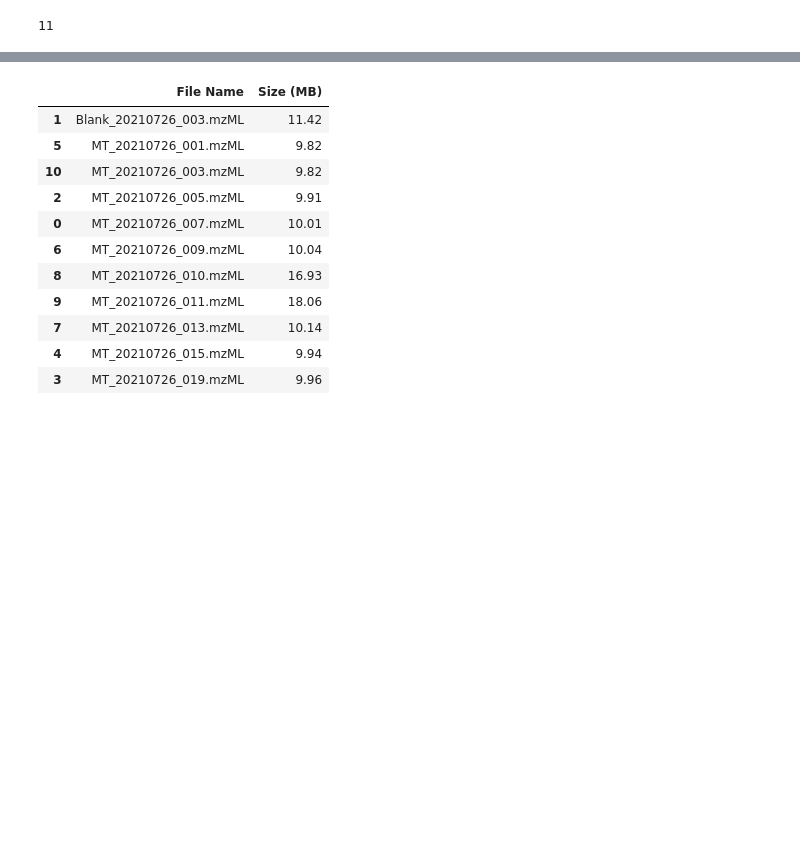
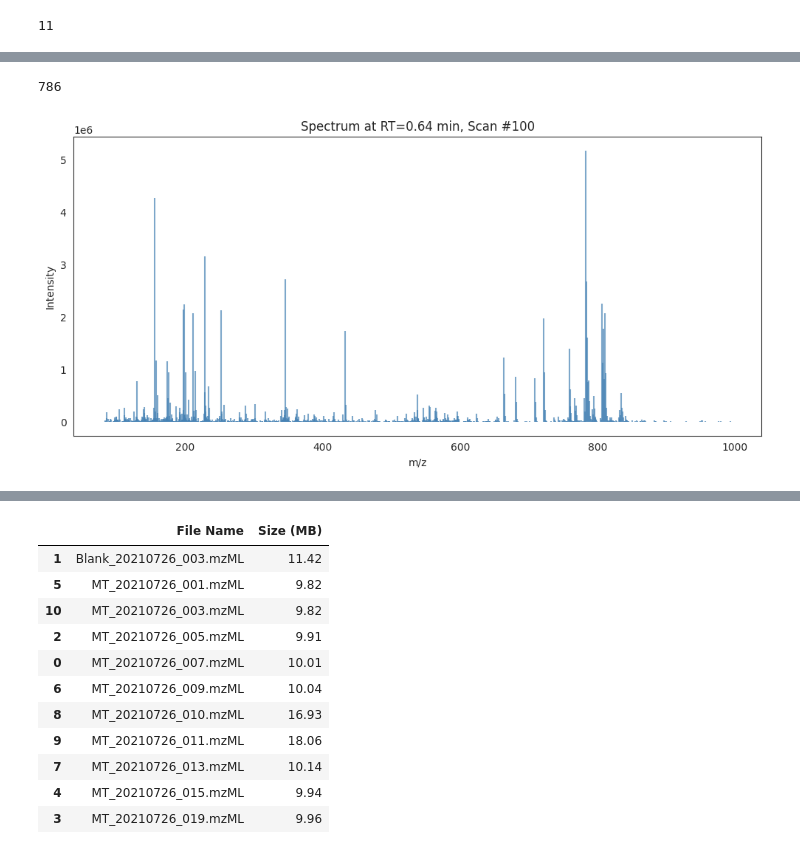
Before and after one commit to shuzhao-li-lab/2025_DataScience, a Jupyter notebook: notebooks/01_Python_Exploring_Raw_Metabolomics_Data.ipynb, the cells around one changed output, grey strips where cells are left out. Saved outputs shown, nothing was run; the diff lists cells and outputs as text; code cells hidden in the pictures; blank space fills up the shorter version.

```diff
--- a/notebooks/01_Python_Exploring_Raw_Metabolomics_Data.ipynb
+++ b/notebooks/01_Python_Exploring_Raw_Metabolomics_Data.ipynb
@@ -121,0 +130,44 @@ display(meta)
+# %%
+# 5 - use the first sample in the file list
+infile = file_list[0]
+
+# read in the .mzML
+sample0 = pymzml.run.Reader(infile)
+
+# load all spectra into memory and save it in the spectra object
+# which is a Python list, each element an individual spectrum
+spectra = [x for x in sample0]
+
+len(spectra)
+# %% [output]
+786
+# %%
+# 6 - visualizing a spectrum
+# let's use scan 100
+# remember Python indexing starts at 0
+
+scan_number = 100-1
+
+# access the 100th spectrum
+spectrum = spectra[scan_number]
+
+# extract (m/z, intensity) pairs
+mz, intensity = zip(*spectrum.peaks("centroided"))
+
+# setup plot background and size
+sns.set_style("white")
+plt.figure(figsize=(10, 5))
+
+# plot each peak as a vertical line
+plt.vlines(mz, [0], intensity, color="steelblue", alpha=0.7)
+
+# add labels and title
+plt.xlabel("m/z")
+plt.ylabel("Intensity")
+plt.title(f"Spectrum at RT={spectrum.scan_time[0]:.2f} min, Scan #{spectrum.ID}")
+
+# adjust the layout so everything fits nicely in the plot
+plt.tight_layout()
+plt.show()
+# %% [output]
+[figure, added]
```
Also changed, not shown: parts of 23 cells of this notebook.
